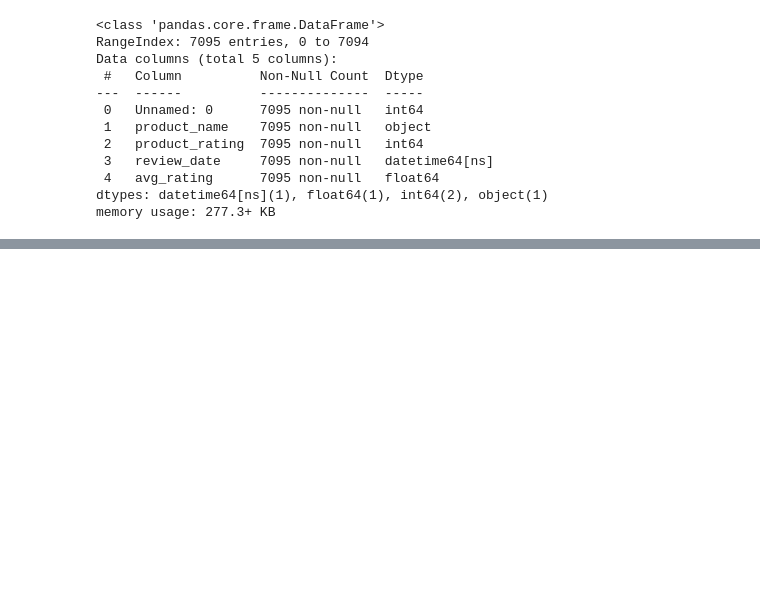
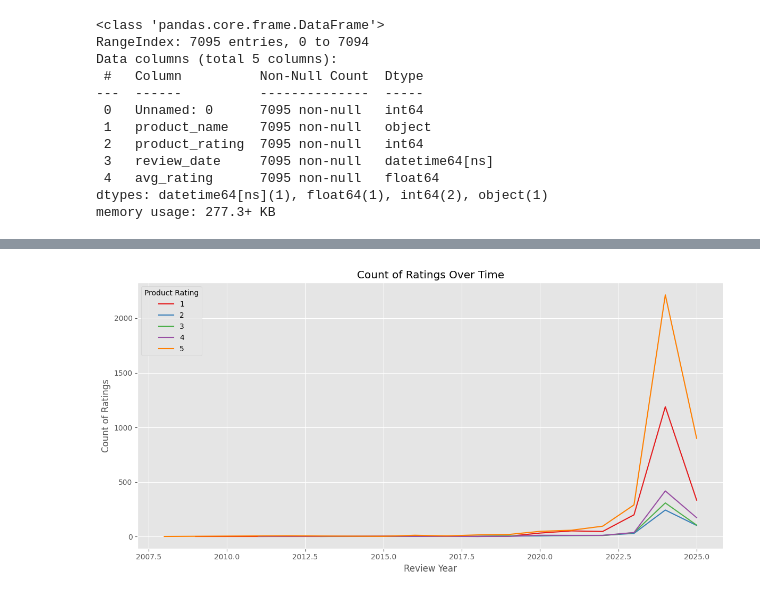
Before and after one commit to OchiengGideon/InternIntelligence_Sentiment-Analysis, a Jupyter notebook: notebook.ipynb, the cells around one changed output, grey strips where cells are left out. Drawn from its saved outputs; the diff is of its cells as text; code cells hidden in the pictures; blank space fills up the shorter version.

```diff
--- a/notebook.ipynb
+++ b/notebook.ipynb
@@ -128,0 +150,13 @@ memory usage: 277.3+ KB
+# %%
+# count of rating over time coloer coded by rating
+df['review_year'] = df['review_date'].dt.year
+fig = plt.figure(figsize=(12, 6))
+sns.lineplot(data=df, x='review_year',y='product_rating', hue='product_rating', estimator='count', errorbar=None, palette='Set1')
+plt.title('Count of Ratings Over Time')
+plt.xlabel('Review Year')
+plt.ylabel('Count of Ratings')
+plt.legend(title='Product Rating')
+plt.tight_layout()
+plt.show()
+# %% [output]
+[figure, added]
```
Also changed, not shown: parts of 4 cells of this notebook.
